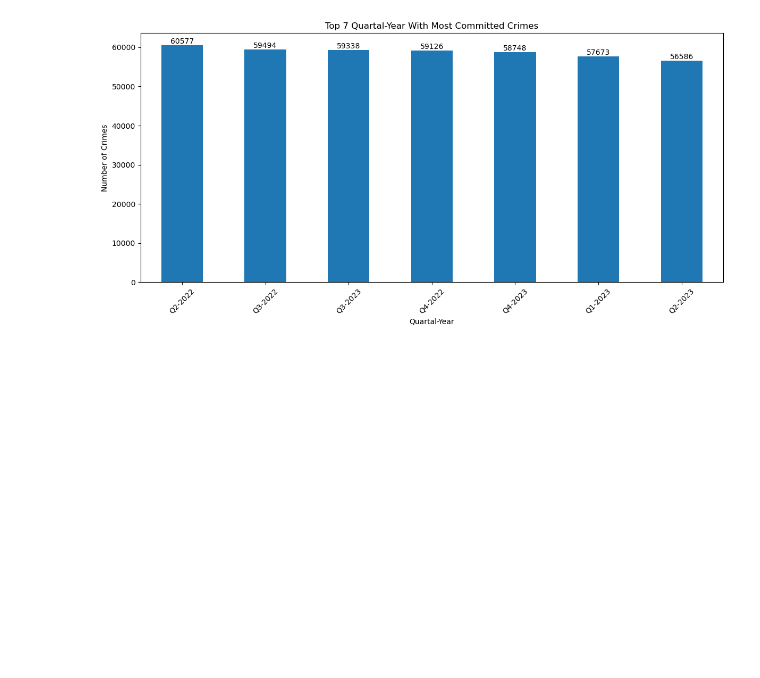
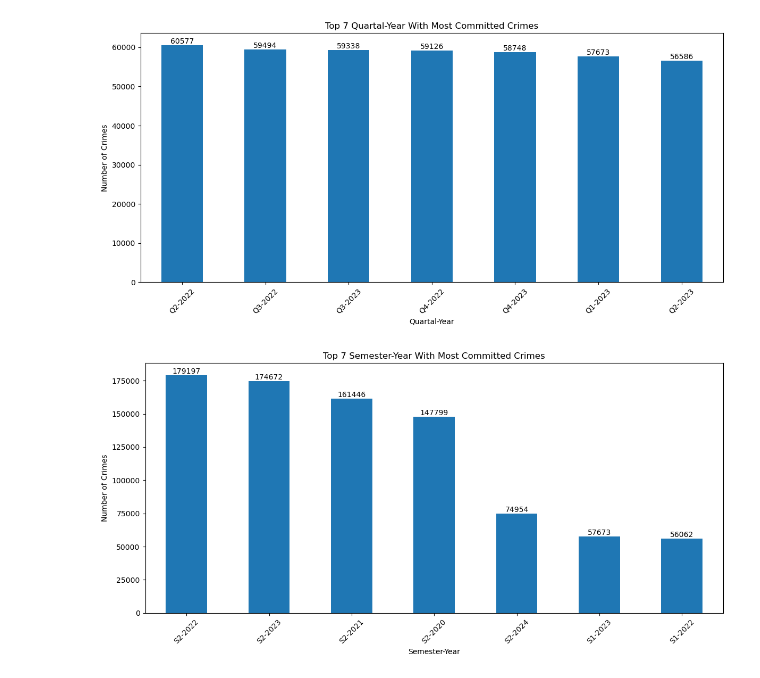
Before and after one commit to FlazeFy2/DS-Crime_Data_from_2020_to_Nov2025, a Jupyter notebook: exploratory data analysis-bar.ipynb, the cells around one changed output. Saved outputs shown, nothing was run; the diff lists cells and outputs as text; code cells hidden in the pictures; blank space fills up the shorter version.

Commit message:
[DS] Exploratory Data Analysis (EDA) - Bar Chart Top 7 Semester-Year With Most Committed Crimes

```diff
--- a/exploratory data analysis-bar.ipynb
+++ b/exploratory data analysis-bar.ipynb
@@ -163,3 +163,39 @@ plt.tight_layout()
 plt.show()
 # %% [output]
 [figure]
+# %%
+import pandas as pd
+import numpy as np
+import matplotlib.pyplot as plt
+
+# Declaration
+# Exploratory Data Analysis (EDA) - Bar Chart Top 7 Semester-Year With Most Committed Crimes
+data = pd.read_csv("Crime_Data_from_2020_to_Present.csv")
+
+# Convert DATE OCC column to datetime
+data['DATE OCC'] = pd.to_datetime(data['DATE OCC'], errors='coerce')
+
+# Extract semester-year
+data['semester_year'] = data['DATE OCC'].dt.to_period('2Q').astype(str).apply(
+    lambda x: f"S{1 if x.split('Q')[1].startswith('1') else 2}-{x[:4]}"
+)
+
+# Count crime by semester-year
+semester_year_count = data['semester_year'].value_counts().head(7)
+
+# Bar Chart
+plt.figure(figsize=(12,6))
+ax = semester_year_count.plot(kind='bar')
+
+# Add label
+for i, value in enumerate(semester_year_count):
+    plt.text(i, value + 1, str(value), ha='center', va='bottom')
+
+plt.title("Top 7 Semester-Year With Most Committed Crimes")
+plt.xlabel("Semester-Year")
+plt.ylabel("Number of Crimes")
+plt.xticks(rotation=45)
+plt.tight_layout()
+plt.show()
+# %% [output]
+[figure, added]
```
